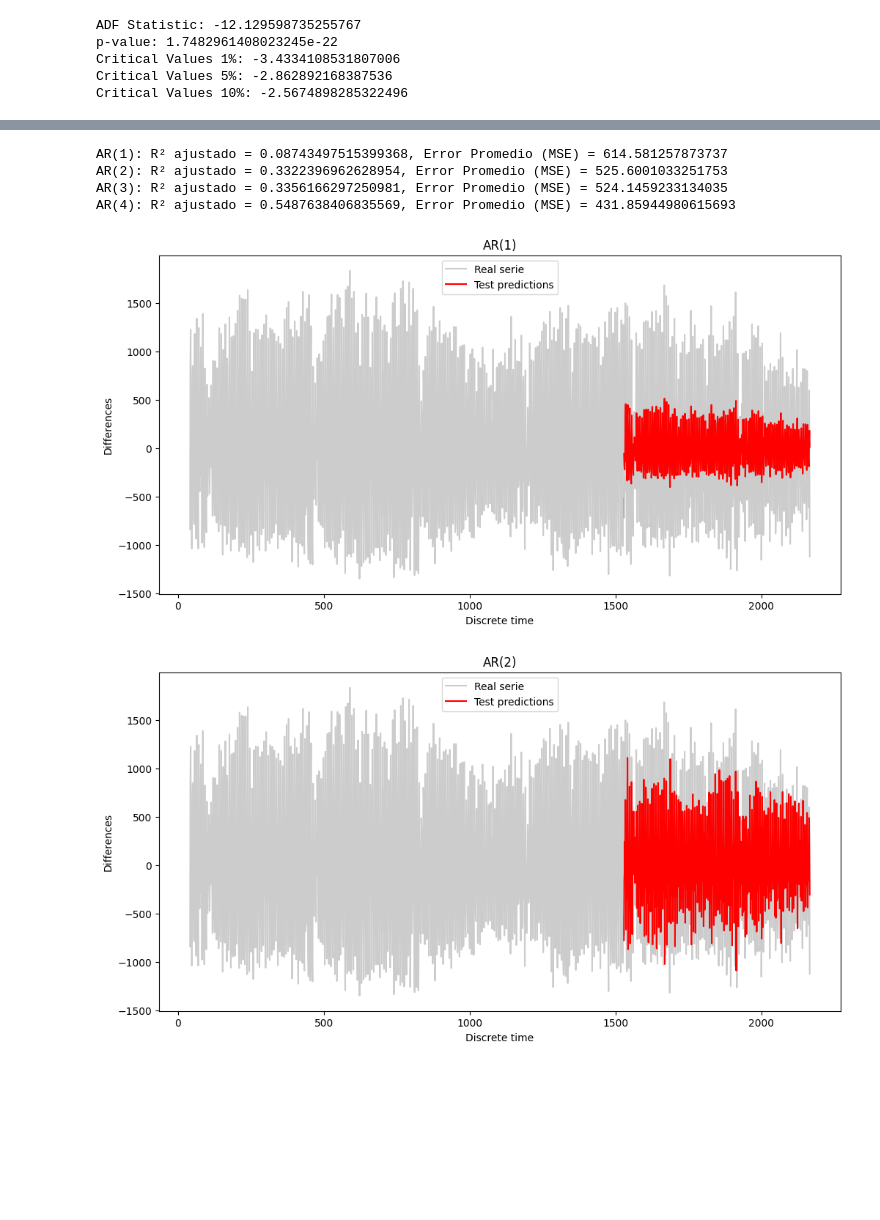
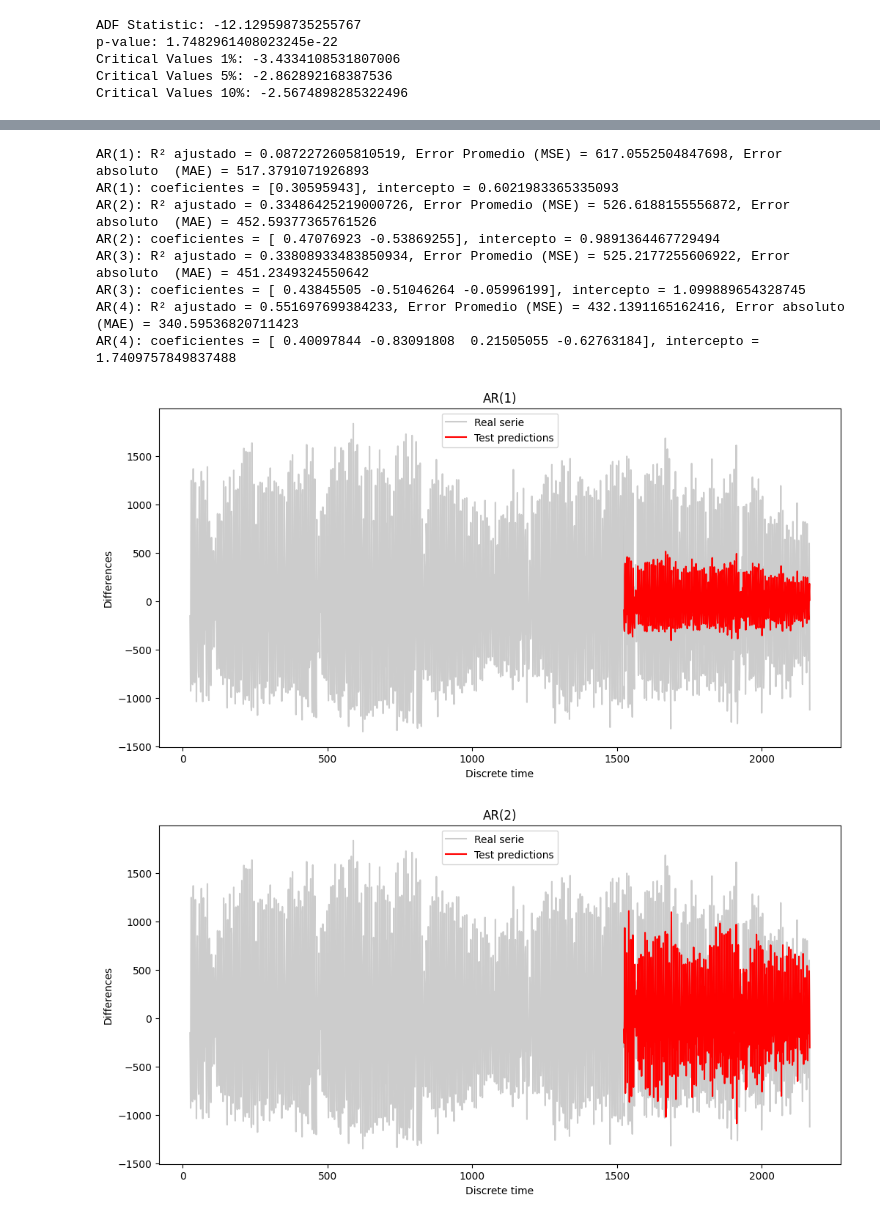
Before and after one commit to gabalvarezmc/AnalisisDatos_T3, a Jupyter notebook: AR models.ipynb, the cells around one changed output, grey strips where cells are left out. Drawn from its saved outputs; the diff is of its cells as text; code cells hidden in the pictures; blank space fills up the shorter version.

```diff
--- a/AR models.ipynb
+++ b/AR models.ipynb
@@ -93,7 +101,7 @@ Critical Values 5%: -2.862892168387536
 Critical Values 10%: -2.5674898285322496
 # %%
 from sklearn.linear_model import LinearRegression
-from sklearn.metrics import root_mean_squared_error, r2_score
+from sklearn.metrics import root_mean_squared_error, r2_score, mean_absolute_percentage_error, mean_absolute_error
 from sklearn.model_selection import train_test_split
 # Se crean las variables lag (rezagadas) para AR(1) a AR(4)
 for lag in range(1, 5):
@@ -118,7 +126,9 @@ for lag in range(1, 5):
     # Se evalúa el modelo
     r2_adj = 1 - (1 - r2_score(y_test, predictions)) * (len(y) - 1) / (len(y) - X_lag.shape[1] - 1)
     mse = root_mean_squared_error(y_test, predictions)
-    print(f'AR({lag}): R² ajustado = {r2_adj}, Error Promedio (MSE) = {mse}')
+    mae = mean_absolute_error(y_test, predictions)
+    print(f'AR({lag}): R² ajustado = {r2_adj}, Error Promedio (MSE) = {mse}, Error absoluto  (MAE) = {mae}')
+    print(f'AR({lag}): coeficientes = {model.coef_}, intercepto = {model.intercept_}')
 
     plt.figure(figsize=(12, 6))
     plt.plot(y_train, color = 'black', alpha = 0.2, label = "Real serie")
@@ -149,36 +163,42 @@ for lag in range(1, 5):
 df.dropna(inplace=True)
 # Se configura el modelo de regresión para cada AR(p)
 X = df[[f'lag_{i}' for i in range(1, 5)]]
 y = df['visitors_diff']
 X_train, X_test, y_train, y_test = train_test_split(X, y, test_size=0.3, shuffle=False)
 models = {}
 for lag in range(1, 5):
     X_lag = X.iloc[:, :lag]
     X_lag_train = X_train.iloc[:, :lag]
     X_lag_test = X_test.iloc[:, :lag]
     model = LinearRegression()
     model.fit(X_lag_train, y_train)
     models[f'AR({lag})'] = model
     predictions = model.predict(X_lag_test)
     predictions = pd.Series(predictions)
     predictions.index = y_test.index
     # Se evalúa el modelo
     r2_adj = 1 - (1 - r2_score(y_test, predictions)) * (len(y) - 1) / (len(y) - X_lag.shape[1] - 1)
     mse = root_mean_squared_error(y_test, predictions)
-    print(f'AR({lag}): R² ajustado = {r2_adj}, Error Promedio (MSE) = {mse}')
+    mae = mean_absolute_error(y_test, predictions)
+    print(f'AR({lag}): R² ajustado = {r2_adj}, Error Promedio (MSE) = {mse}, Error absoluto  (MAE) = {mae}')
+    print(f'AR({lag}): coeficientes = {model.coef_}, intercepto = {model.intercept_}')
 
     plt.figure(figsize=(12, 6))
     plt.plot(y_train, color = 'black', alpha = 0.2, label = "Real serie")
     plt.plot(y_test, color = 'black', alpha = 0.2)
     plt.plot(predictions, color = 'red', alpha = 1, label = "Test predictions")
     plt.ylabel('Differences')
     plt.xlabel('Discrete time')
     plt.title(f"AR({lag})")
     plt.legend()
 # %% [output]
-AR(1): R² ajustado = 0.08743497515399368, Error Promedio (MSE) = 614.581257873737
-AR(2): R² ajustado = 0.3322396962628954, Error Promedio (MSE) = 525.6001033251753
-AR(3): R² ajustado = 0.3356166297250981, Error Promedio (MSE) = 524.1459233134035
-AR(4): R² ajustado = 0.5487638406835569, Error Promedio (MSE) = 431.85944980615693
+AR(1): R² ajustado = 0.0872272605810519, Error Promedio (MSE) = 617.0552504847698, Error absoluto  (MAE) = 517.3791071926893
+AR(1): coeficientes = [0.30595943], intercepto = 0.6021983365335093
+AR(2): R² ajustado = 0.33486425219000726, Error Promedio (MSE) = 526.6188155556872, Error absoluto  (MAE) = 452.59377365761526
+AR(2): coeficientes = [ 0.47076923 -0.53869255], intercepto = 0.9891364467729494
+AR(3): R² ajustado = 0.33808933483850934, Error Promedio (MSE) = 525.2177255606922, Error absoluto  (MAE) = 451.2349324550642
+AR(3): coeficientes = [ 0.43845505 -0.51046264 -0.05996199], intercepto = 1.099889654328745
+AR(4): R² ajustado = 0.551697699384233, Error Promedio (MSE) = 432.1391165162416, Error absoluto  (MAE) = 340.59536820711423
+AR(4): coeficientes = [ 0.40097844 -0.83091808  0.21505055 -0.62763184], intercepto = 1.7409757849837488
 [figure]
-[figure, old version]
+[figure, new version]
```
Also changed, not shown: parts of 5 cells of this notebook.
